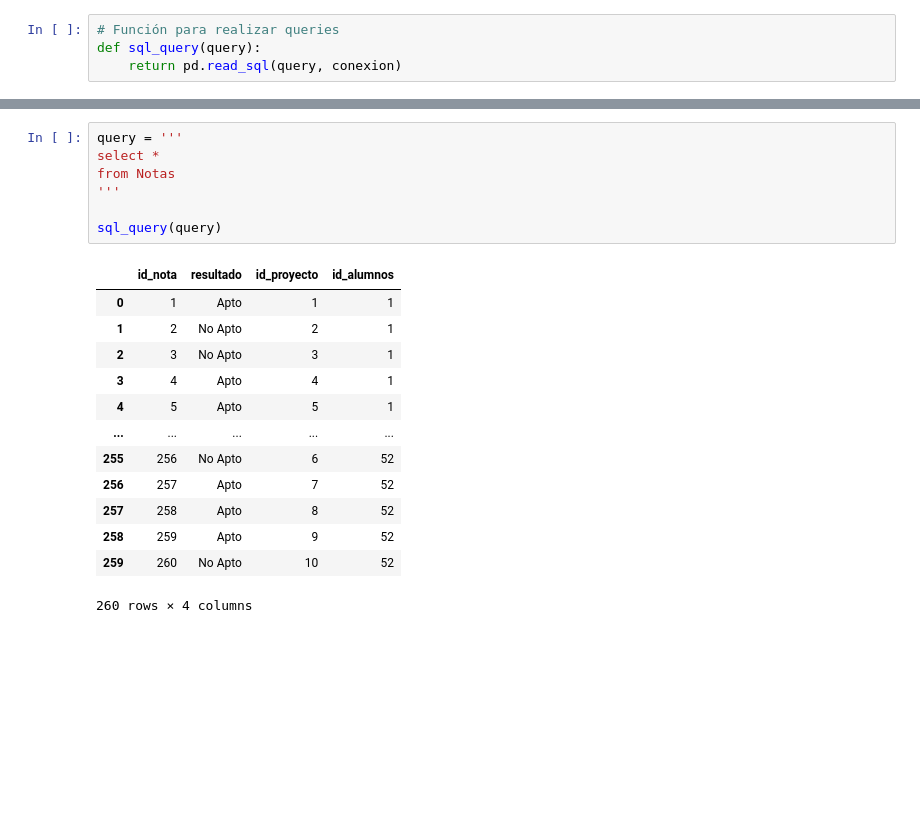
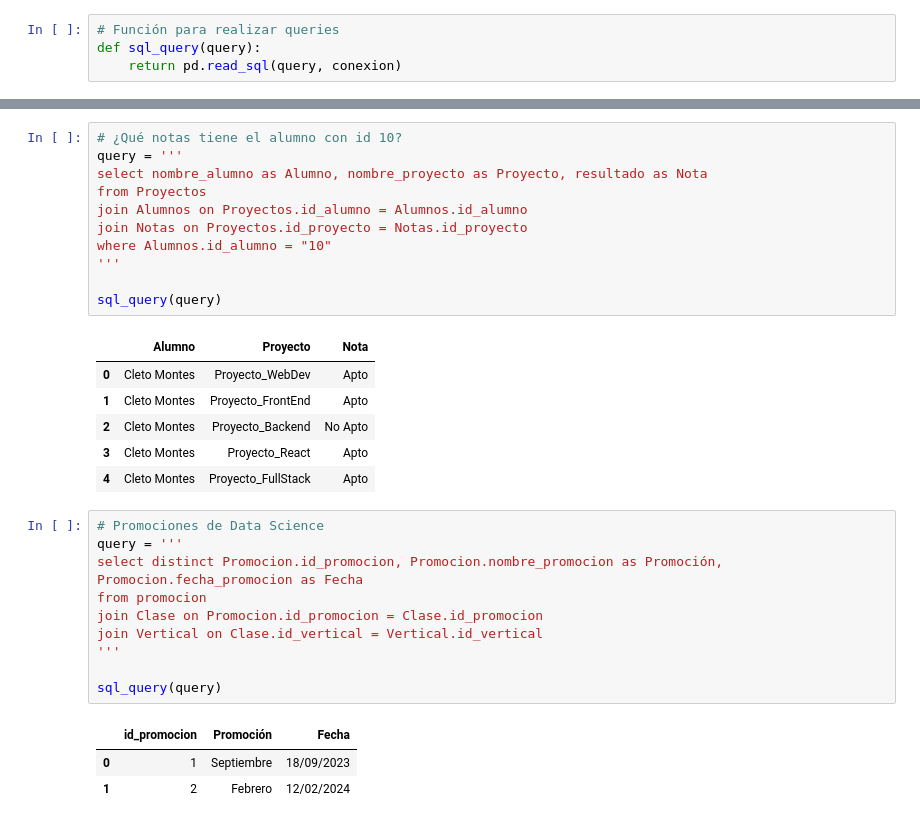
Before and after one commit to Meferal/Proyecto_SQL, a Jupyter notebook: Proyecto_SQL.ipynb, the cells around one changed output, grey strips where cells are left out. Drawn from its saved outputs; the diff is of its cells as text; blank space fills up the shorter version.

Commit message:
Revisión final
Creación del readme correcto
querys de prueba

```diff
--- a/Proyecto_SQL.ipynb
+++ b/Proyecto_SQL.ipynb
@@ -610,21 +711,32 @@ sql_query(query)
-# %%
-query = '''
-select *
-from Notas
-'''
-
-sql_query(query)
-# %% [output]
-|  | id_nota | resultado | id_proyecto | id_alumnos |
-| 0 | 1 | Apto | 1 | 1 |
-| 1 | 2 | No Apto | 2 | 1 |
-| 2 | 3 | No Apto | 3 | 1 |
-| 3 | 4 | Apto | 4 | 1 |
-| 4 | 5 | Apto | 5 | 1 |
-| ... | ... | ... | ... | ... |
-| 255 | 256 | No Apto | 6 | 52 |
-| 256 | 257 | Apto | 7 | 52 |
-| 257 | 258 | Apto | 8 | 52 |
-| 258 | 259 | Apto | 9 | 52 |
-| 259 | 260 | No Apto | 10 | 52 |
-260 rows × 4 columns
+# %%
+# ¿Qué notas tiene el alumno con id 10?
+query = '''
+select nombre_alumno as Alumno, nombre_proyecto as Proyecto, resultado as Nota
+from Proyectos
+join Alumnos on Proyectos.id_alumno = Alumnos.id_alumno
+join Notas on Proyectos.id_proyecto = Notas.id_proyecto
+where Alumnos.id_alumno = "10"
+'''
+
+sql_query(query)
+# %% [output]
+|  | Alumno | Proyecto | Nota |
+| 0 | Cleto Montes | Proyecto_WebDev | Apto |
+| 1 | Cleto Montes | Proyecto_FrontEnd | Apto |
+| 2 | Cleto Montes | Proyecto_Backend | No Apto |
+| 3 | Cleto Montes | Proyecto_React | Apto |
+| 4 | Cleto Montes | Proyecto_FullStack | Apto |
+# %%
+# Promociones de Data Science
+query = '''
+select distinct Promocion.id_promocion, Promocion.nombre_promocion as Promoción, Promocion.fecha_promocion as Fecha
+from promocion
+join Clase on Promocion.id_promocion = Clase.id_promocion
+join Vertical on Clase.id_vertical = Vertical.id_vertical
+'''
+
+sql_query(query)
+# %% [output]
+|  | id_promocion | Promoción | Fecha |
+| 0 | 1 | Septiembre | 18/09/2023 |
+| 1 | 2 | Febrero | 12/02/2024 |
```
Also changed, not shown: parts of 13 cells of this notebook, 7 other files.
